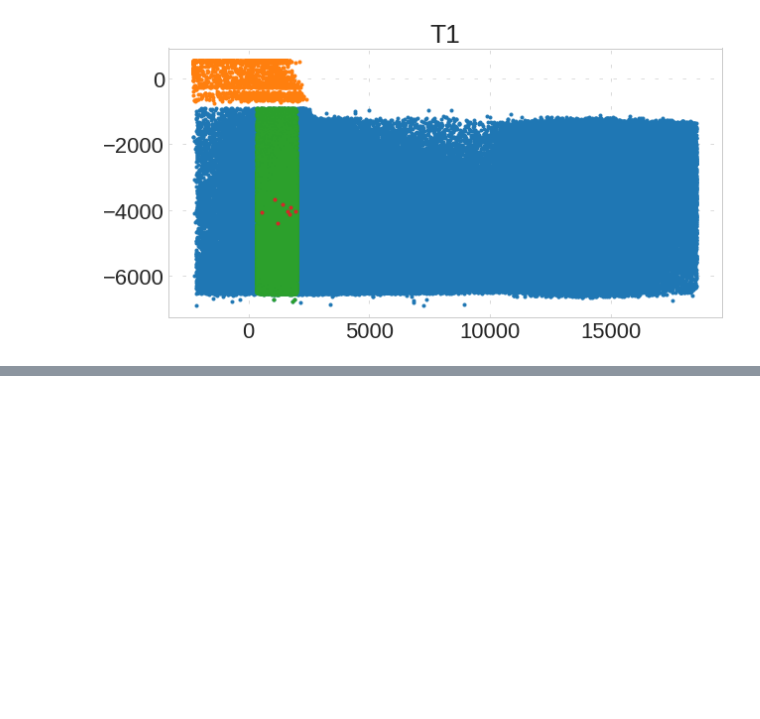
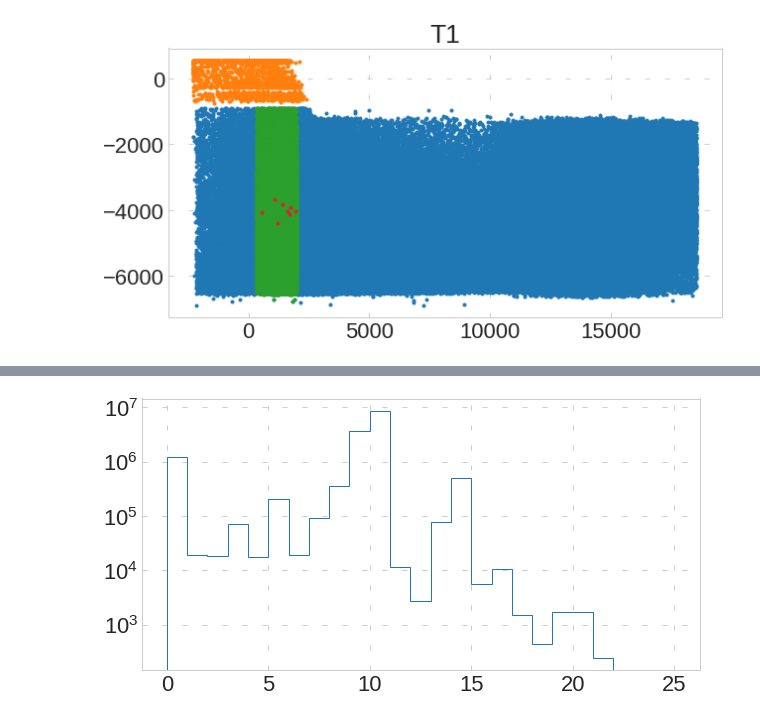
Before and after one commit to oksuzian/Mu2eANL, a Jupyter notebook: CRVEff/SectorEff.ipynb, the cells around one changed output, grey strips where cells are left out. Cells and saved outputs as stored; diff of their text form; code cells hidden in the pictures; blank space fills up the shorter version.

```diff
--- a/CRVEff/SectorEff.ipynb
+++ b/CRVEff/SectorEff.ipynb
@@ -304,3 +175,8 @@ dfIneff.query('crvSectorName=="R1"')
+# %%
+plt.hist(dfCRY4['_crvSectorNumber'], bins=25, range=(0, 25), histtype='step');
+plt.yscale('log')
+# %% [output]
+[figure, added]
 # %%
 for crvSectorNumber in range(0,21):
   plt.figure()
```
Also changed, not shown: parts of 11 cells of this notebook.
